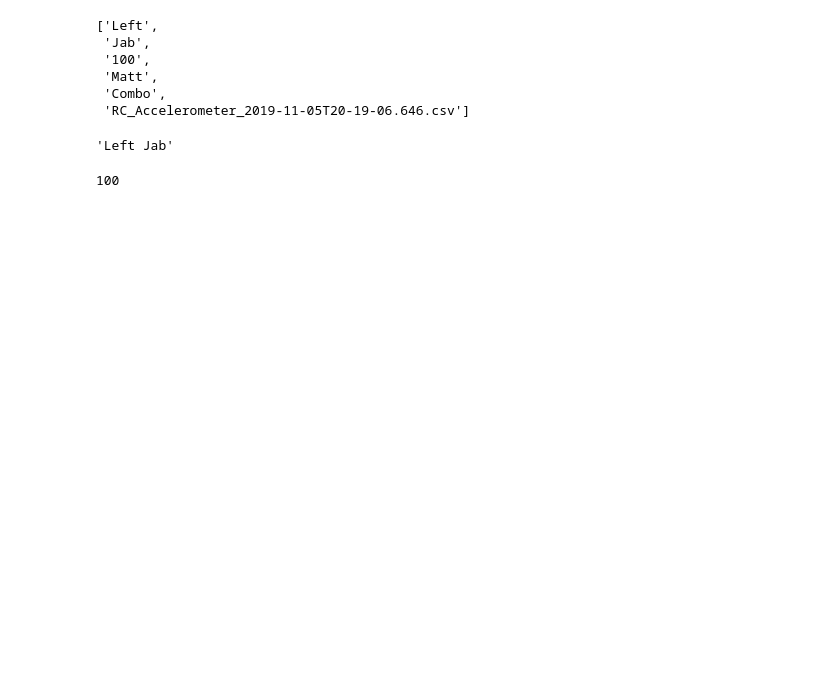
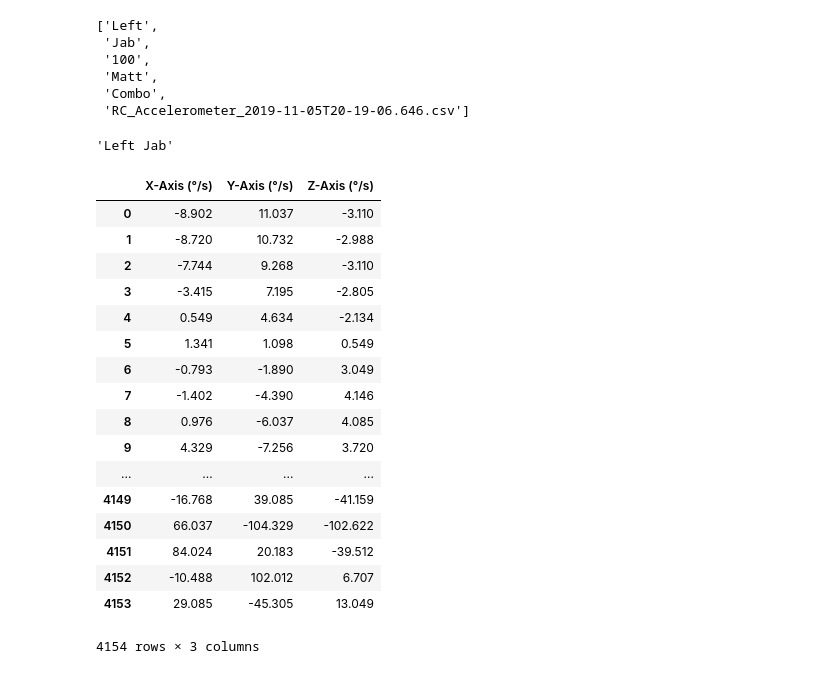
Before and after one commit to mdhwang/Punch-Buddy-Fight-Club, a Jupyter notebook: Folder Navi Test.ipynb, the cells around one changed output. Cells and saved outputs as stored; diff of their text form; code cells hidden in the pictures; blank space fills up the shorter version.

```diff
--- a/Folder Navi Test.ipynb
+++ b/Folder Navi Test.ipynb
@@ -86,7 +162,3 @@ category
 'Left Jab'
 # %%
 count = int(name[2])
-# %%
-count
-# %% [output]
-100
@@ -92,0 +176,21 @@ count
+# %%
+gyro_data
+# %% [output]
+|  | X-Axis (°/s) | Y-Axis (°/s) | Z-Axis (°/s) |
+| 0 | -8.902 | 11.037 | -3.110 |
+| 1 | -8.720 | 10.732 | -2.988 |
+| 2 | -7.744 | 9.268 | -3.110 |
+| 3 | -3.415 | 7.195 | -2.805 |
+| 4 | 0.549 | 4.634 | -2.134 |
+| 5 | 1.341 | 1.098 | 0.549 |
+| 6 | -0.793 | -1.890 | 3.049 |
+| 7 | -1.402 | -4.390 | 4.146 |
+| 8 | 0.976 | -6.037 | 4.085 |
+| 9 | 4.329 | -7.256 | 3.720 |
+| ... | ... | ... | ... |
+| 4149 | -16.768 | 39.085 | -41.159 |
+| 4150 | 66.037 | -104.329 | -102.622 |
+| 4151 | 84.024 | 20.183 | -39.512 |
+| 4152 | -10.488 | 102.012 | 6.707 |
+| 4153 | 29.085 | -45.305 | 13.049 |
+4154 rows × 3 columns
```
Also changed, not shown: parts of 20 cells of this notebook, 4 other files.
